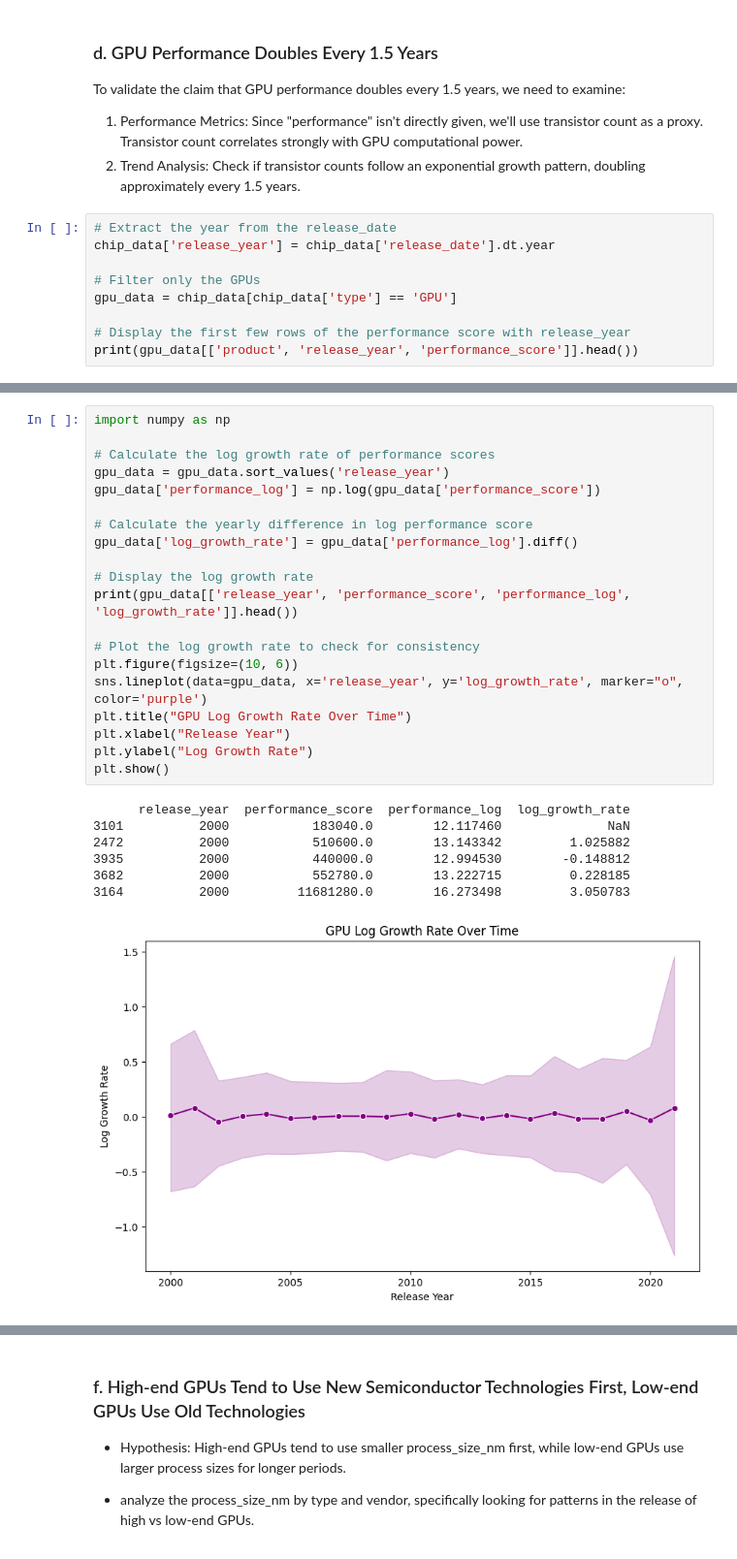
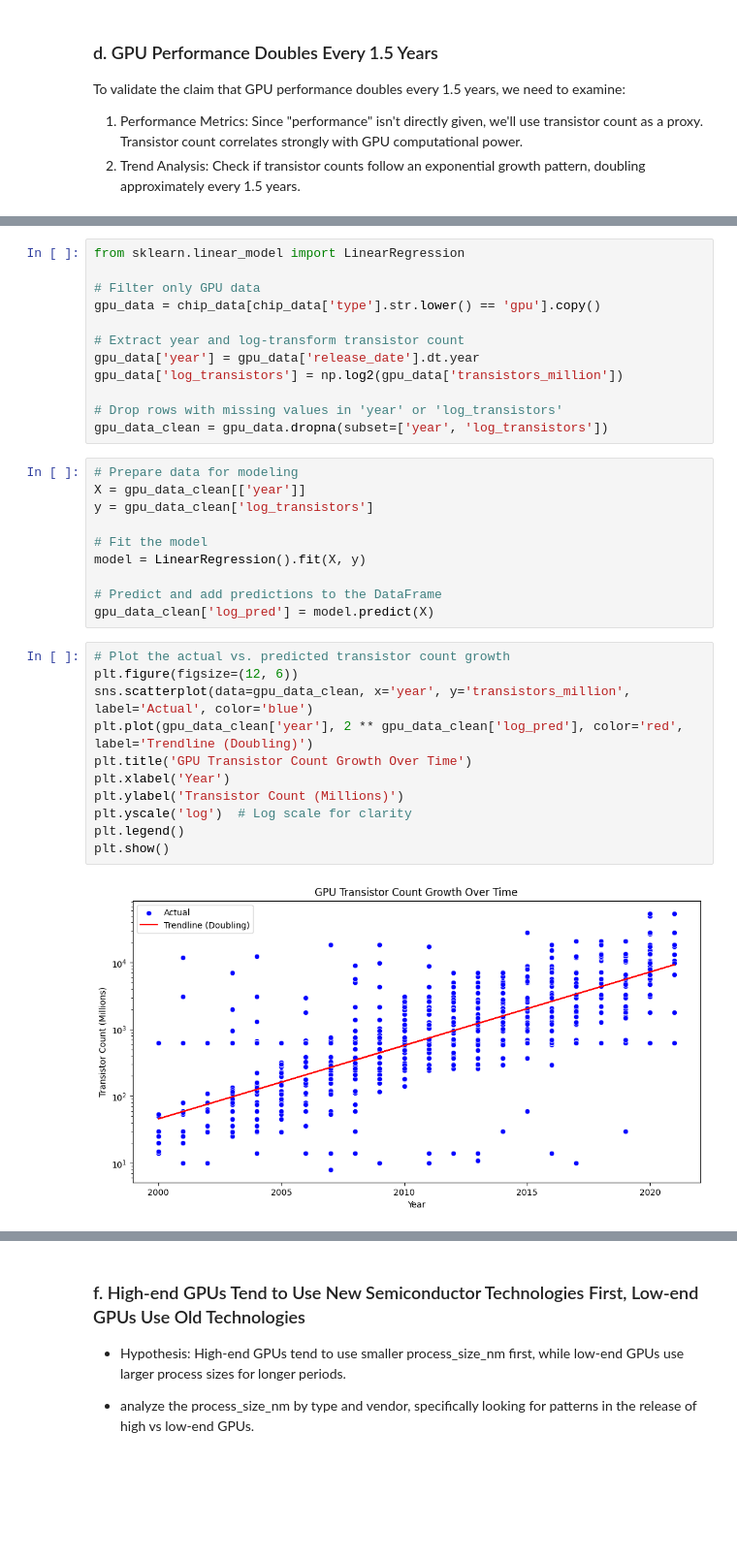
Before and after one commit to bonareri/Machine_Learning_1, a Jupyter notebook: ML_Data_cleaning.ipynb, the cells around one changed output, grey strips where cells are left out. Shown at 97% size. Drawn from its saved outputs; the diff is of its cells as text; blank space fills up the shorter version.

```diff
--- a/ML_Data_cleaning.ipynb
+++ b/ML_Data_cleaning.ipynb
@@ -379,12 +342,3 @@ To validate the claim that GPU performance doubles every 1.5 years, we need to e
 
 1. Performance Metrics: Since "performance" isn't directly given, we'll use transistor count as a proxy. Transistor count correlates strongly with GPU computational power.
 2. Trend Analysis: Check if transistor counts follow an exponential growth pattern, doubling approximately every 1.5 years.
-# %%
-# Extract the year from the release_date
-chip_data['release_year'] = chip_data['release_date'].dt.year
-
-# Filter only the GPUs
-gpu_data = chip_data[chip_data['type'] == 'GPU']
-
-# Display the first few rows of the performance score with release_year
-print(gpu_data[['product', 'release_year', 'performance_score']].head())
@@ -430,30 +345,37 @@ NameError: name 'data' is not defined
-# %%
-import numpy as np
-
-# Calculate the log growth rate of performance scores
-gpu_data = gpu_data.sort_values('release_year')
-gpu_data['performance_log'] = np.log(gpu_data['performance_score'])
-
-# Calculate the yearly difference in log performance score
-gpu_data['log_growth_rate'] = gpu_data['performance_log'].diff()
-
-# Display the log growth rate
-print(gpu_data[['release_year', 'performance_score', 'performance_log', 'log_growth_rate']].head())
-
-# Plot the log growth rate to check for consistency
-plt.figure(figsize=(10, 6))
-sns.lineplot(data=gpu_data, x='release_year', y='log_growth_rate', marker="o", color='purple')
-plt.title("GPU Log Growth Rate Over Time")
-plt.xlabel("Release Year")
-plt.ylabel("Log Growth Rate")
-plt.show()
-# %% [output]
-      release_year  performance_score  performance_log  log_growth_rate
-3101          2000           183040.0        12.117460              NaN
-2472          2000           510600.0        13.143342         1.025882
-3935          2000           440000.0        12.994530        -0.148812
-3682          2000           552780.0        13.222715         0.228185
-3164          2000         11681280.0        16.273498         3.050783
-[figure, removed]
+# %%
+from sklearn.linear_model import LinearRegression
+
+# Filter only GPU data
+gpu_data = chip_data[chip_data['type'].str.lower() == 'gpu'].copy()
+
+# Extract year and log-transform transistor count
+gpu_data['year'] = gpu_data['release_date'].dt.year
+gpu_data['log_transistors'] = np.log2(gpu_data['transistors_million'])
+
+# Drop rows with missing values in 'year' or 'log_transistors'
+gpu_data_clean = gpu_data.dropna(subset=['year', 'log_transistors'])
+# %%
+# Prepare data for modeling
+X = gpu_data_clean[['year']]
+y = gpu_data_clean['log_transistors']
+
+# Fit the model
+model = LinearRegression().fit(X, y)
+
+# Predict and add predictions to the DataFrame
+gpu_data_clean['log_pred'] = model.predict(X)
+# %%
+# Plot the actual vs. predicted transistor count growth
+plt.figure(figsize=(12, 6))
+sns.scatterplot(data=gpu_data_clean, x='year', y='transistors_million', label='Actual', color='blue')
+plt.plot(gpu_data_clean['year'], 2 ** gpu_data_clean['log_pred'], color='red', label='Trendline (Doubling)')
+plt.title('GPU Transistor Count Growth Over Time')
+plt.xlabel('Year')
+plt.ylabel('Transistor Count (Millions)')
+plt.yscale('log')  # Log scale for clarity
+plt.legend()
+plt.show()
+# %% [output]
+[figure, added]
 # %% [markdown]
 ### e. GPU Performance Improvement is a Joint Effect of Smaller Transistors, Larger Die Size, and Higher Frequency
```
Also changed, not shown: parts of 23 cells of this notebook.
